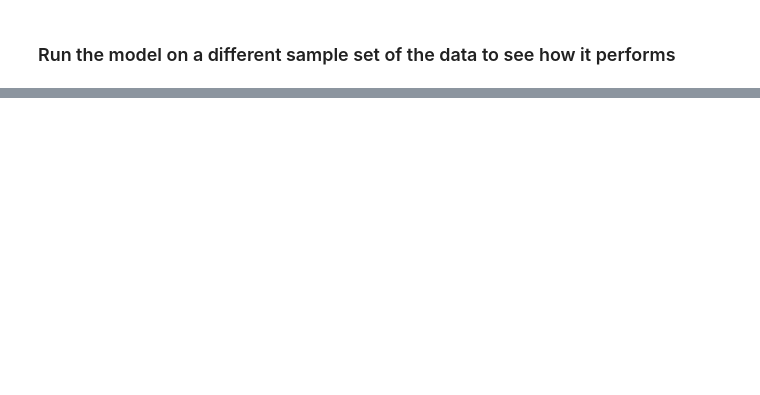
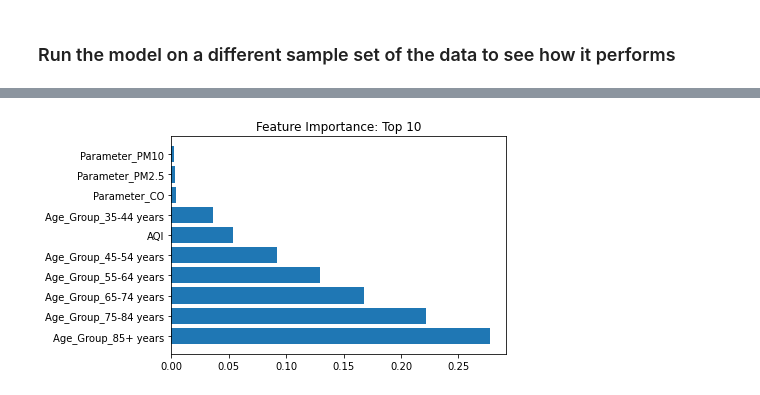
Before and after one commit to schnappv/CSE_6242_Project, a Jupyter notebook: notebooks/RFR_using_functions.ipynb, the cells around one changed output, grey strips where cells are left out. Drawn from its saved outputs; the diff is of its cells as text; code cells hidden in the pictures; blank space fills up the shorter version.

```diff
--- a/notebooks/RFR_using_functions.ipynb
+++ b/notebooks/RFR_using_functions.ipynb
@@ -124,0 +122,9 @@ values[1] / (values[1] + values[0])
+# %%
+features = pd.DataFrame(
+    {
+        "field": rfr.rf_reg.feature_names_in_,
+        "importance": rfr.rf_reg.feature_importances_
+    }
+)
+features = features.set_index('field')
+features
@@ -124,0 +150,8 @@ values[1] / (values[1] + values[0])
+# %%
+limited = features.sort_values("importance", ascending=False).head(10)
+# %%
+plt.barh(limited.index, limited.importance)
+plt.title("Feature Importance: Top 10")
+plt.show()
+# %% [output]
+[figure, added]
```
Also changed, not shown: parts of 11 cells of this notebook.
